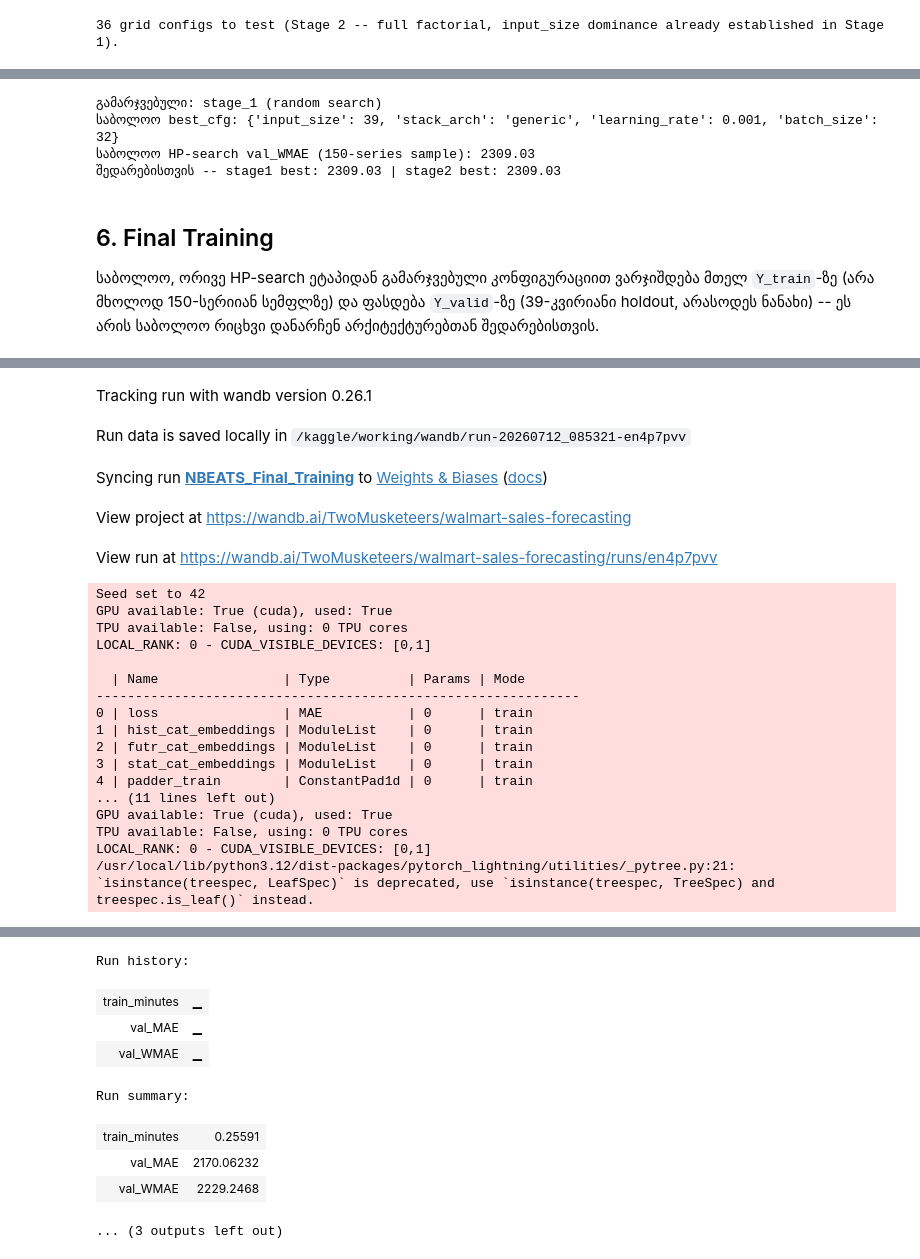
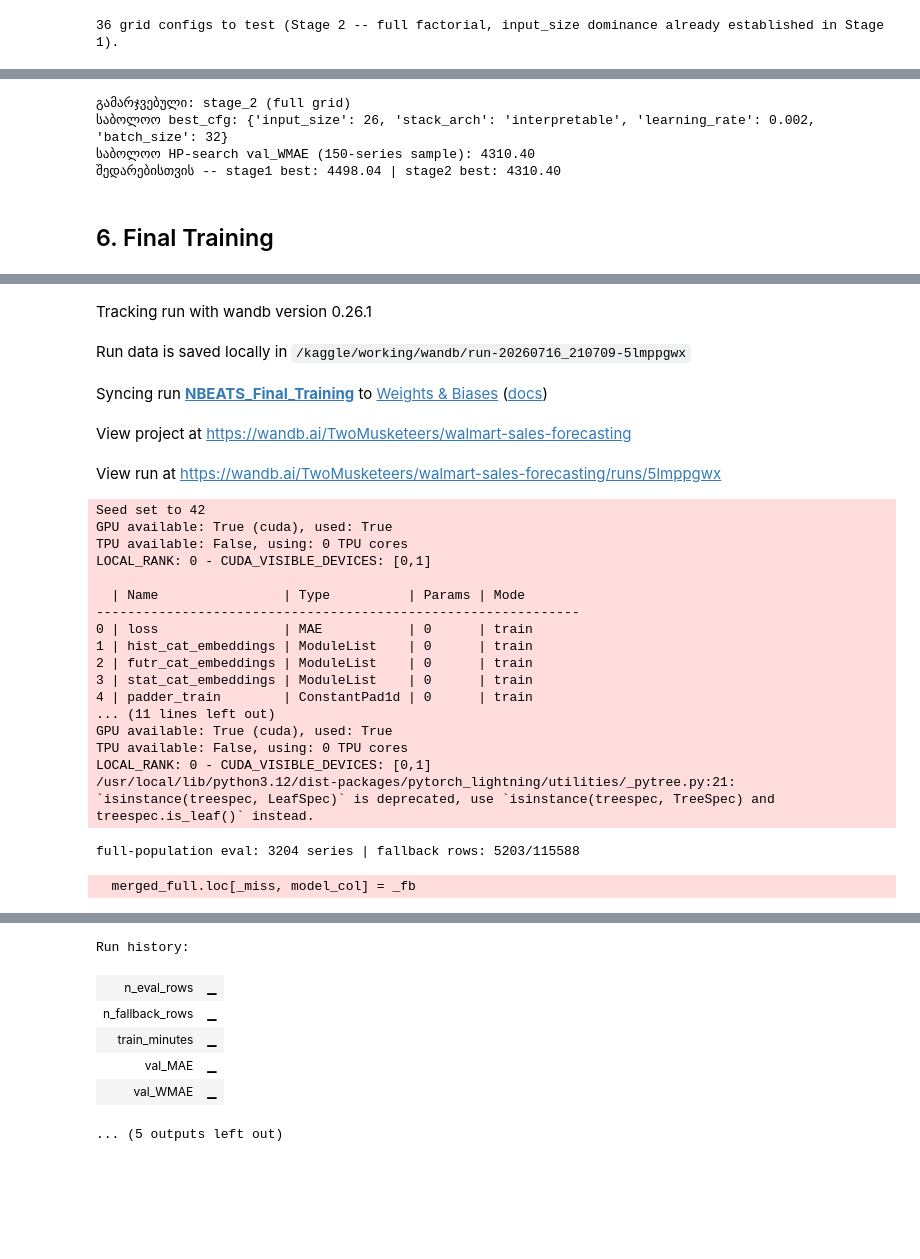
Before and after one commit to sophyrise/walmart-sales-forecasting, a Jupyter notebook: nbeats.ipynb, the cells around one changed output, grey strips where cells are left out. Saved outputs shown, nothing was run; the diff lists cells and outputs as text; code cells hidden in the pictures; blank space fills up the shorter version.

```diff
--- a/nbeats.ipynb
+++ b/nbeats.ipynb
@@ -309,11 +247,15 @@ cutoff=2012-01-27 | series=2858 | train rows=295395 | valid rows=110413
 # %%
 HP_SEARCH_SAMPLE_N = 150
 
+inner_cutoff = cutoff_date - pd.Timedelta(weeks=HORIZON)
+Y_train_inner = Y_train[Y_train["ds"] <= inner_cutoff].reset_index(drop=True)
+Y_valid_inner = Y_train[Y_train["ds"] > inner_cutoff].reset_index(drop=True)
+
 rng_ids = np.random.RandomState(RANDOM_SEED)
 sample_ids = rng_ids.choice(sorted(valid_ids), size=min(HP_SEARCH_SAMPLE_N, len(valid_ids)), replace=False)
-Y_train_sample = Y_train[Y_train["unique_id"].isin(sample_ids)].reset_index(drop=True)
-Y_valid_sample = Y_valid[Y_valid["unique_id"].isin(sample_ids)].reset_index(drop=True)
-print("HP-search series:", len(sample_ids))
+Y_train_sample = Y_train_inner[Y_train_inner["unique_id"].isin(sample_ids)].reset_index(drop=True)
+Y_valid_sample = Y_valid_inner[Y_valid_inner["unique_id"].isin(sample_ids)].reset_index(drop=True)
+print("HP-search series:", len(sample_ids), "| inner cutoff:", inner_cutoff.date())
 
 import random
 
@@ -554,7 +458,6 @@ Run history:
 Run summary:
 ... (236 outputs left out)
 # %%
-# Stage 1 vs Stage 2 -- საბოლოო გამარჯვებული კონფიგურაციის შერჩევა
 if best_row_2["val_WMAE"] < best_row["val_WMAE"]:
     winning_stage = "stage_2 (full grid)"
     best_cfg = best_cfg_2
@@ -562,24 +465,18 @@ if best_row_2["val_WMAE"] < best_row["val_WMAE"]:
 else:
     winning_stage = "stage_1 (random search)"
     best_val_wmae = float(best_row["val_WMAE"])
-    # best_cfg რჩება stage 1-ის მნიშვნელობაზე
 
 print(f"გამარჯვებული: {winning_stage}")
 print(f"საბოლოო best_cfg: {best_cfg}")
 print(f"საბოლოო HP-search val_WMAE (150-series sample): {best_val_wmae:.2f}")
 print(f"შედარებისთვის -- stage1 best: {best_row['val_WMAE']:.2f} | stage2 best: {best_row_2['val_WMAE']:.2f}")
 # %% [output]
-გამარჯვებული: stage_1 (random search)
-საბოლოო best_cfg: {'input_size': 39, 'stack_arch': 'generic', 'learning_rate': 0.001, 'batch_size': 32}
-საბოლოო HP-search val_WMAE (150-series sample): 2309.03
-შედარებისთვის -- stage1 best: 2309.03 | stage2 best: 2309.03
+გამარჯვებული: stage_2 (full grid)
+საბოლოო best_cfg: {'input_size': 26, 'stack_arch': 'interpretable', 'learning_rate': 0.002, 'batch_size': 32}
+საბოლოო HP-search val_WMAE (150-series sample): 4310.40
+შედარებისთვის -- stage1 best: 4498.04 | stage2 best: 4310.40
 # %% [markdown]
 ## 6. Final Training
-
-საბოლოო, ორივე HP-search ეტაპიდან გამარჯვებული კონფიგურაციით ვარჯიშდება მთელ
-`Y_train`-ზე (არა მხოლოდ 150-სერიიან სემფლზე) და ფასდება `Y_valid`-ზე (39-კვირიანი
-holdout, არასოდეს ნანახი) -- ეს არის საბოლოო რიცხვი დანარჩენ არქიტექტურებთან
-შედარებისთვის.
 # %%
 run = wandb.init(project=WANDB_PROJECT, group=MODEL_NAME, job_type="final",
                   name=f"{MODEL_NAME}_Final_Training",
@@ -591,46 +488,64 @@ final_model = build_nbeats(best_cfg, h=HORIZON)
 nf_final = NeuralForecast(models=[final_model], freq="W-FRI")
 nf_final.fit(df=Y_train, val_size=VAL_SIZE)
 elapsed_min = (time.time() - t0) / 60
 
-final_wmae, final_mae = evaluate(nf_final, Y_valid)
-wandb.log({"val_WMAE": final_wmae, "val_MAE": final_mae, "train_minutes": elapsed_min})
-wandb.config.update({"n_series_used": len(valid_ids)})
+Y_valid_full = train_fe.loc[train_fe["ds"] > cutoff_date, ["unique_id", "ds", "y", "IsHoliday"]].dropna(subset=["y"]).copy()
+_pre = train_fe.loc[train_fe["ds"] <= cutoff_date].dropna(subset=["y"])
+_uid_mean = _pre.groupby("unique_id")["y"].mean()
+_store_mean = _pre.groupby(_pre["unique_id"].str.split("_").str[0])["y"].mean()
+_global_mean = float(_pre["y"].mean())
+
+preds_full = nf_final.predict()
+model_col = [c for c in preds_full.columns if c not in ("unique_id", "ds")][0]
+merged_full = Y_valid_full.merge(preds_full[["unique_id", "ds", model_col]], on=["unique_id", "ds"], how="left")
+_miss = merged_full[model_col].isna()
+_fb = merged_full.loc[_miss, "unique_id"].map(_uid_mean)
+_fb = _fb.fillna(merged_full.loc[_miss, "unique_id"].str.split("_").str[0].map(_store_mean)).fillna(_global_mean)
+merged_full.loc[_miss, model_col] = _fb
+final_wmae = wmae(merged_full["y"], merged_full[model_col], merged_full["IsHoliday"])
+final_mae = float(np.mean(np.abs(merged_full["y"] - merged_full[model_col])))
+print(f"full-population eval: {merged_full['unique_id'].nunique()} series | "
+      f"fallback rows: {int(_miss.sum())}/{len(merged_full)}")
+
+wandb.log({"val_WMAE": final_wmae, "val_MAE": final_mae, "train_minutes": elapsed_min,
+           "n_fallback_rows": int(_miss.sum()), "n_eval_rows": len(merged_full)})
+wandb.config.update({"n_series_used": len(valid_ids), "eval_population": "full_with_fallback"})
 run.finish()
 
 print(f"NBEATS final WMAE={final_wmae:.2f} | MAE={final_mae:.2f} | {elapsed_min:.1f} min")
 # %% [output]
 [interactive output not drawn]
 Tracking run with wandb version 0.26.1
-Run data is saved locally in /kaggle/working/wandb/run-20260712_085321-en4p7pvv
+Run data is saved locally in /kaggle/working/wandb/run-20260716_210709-5lmppgwx
 Syncing run NBEATS_Final_Training to Weights & Biases (docs)
 View project at https://wandb.ai/TwoMusketeers/walmart-sales-forecasting
-View run at https://wandb.ai/TwoMusketeers/walmart-sales-forecasting/runs/en4p7pvv
+View run at https://wandb.ai/TwoMusketeers/walmart-sales-forecasting/runs/5lmppgwx
 Seed set to 42
 GPU available: True (cuda), used: True
 TPU available: False, using: 0 TPU cores
 LOCAL_RANK: 0 - CUDA_VISIBLE_DEVICES: [0,1]
 
   | Name                | Type          | Params | Mode
 --------------------------------------------------------------
 0 | loss                | MAE           | 0      | train
 1 | hist_cat_embeddings | ModuleList    | 0      | train
 2 | futr_cat_embeddings | ModuleList    | 0      | train
 3 | stat_cat_embeddings | ModuleList    | 0      | train
 4 | padder_train        | ConstantPad1d | 0      | train
 ... (11 lines left out)
 GPU available: True (cuda), used: True
 TPU available: False, using: 0 TPU cores
 LOCAL_RANK: 0 - CUDA_VISIBLE_DEVICES: [0,1]
 /usr/local/lib/python3.12/dist-packages/pytorch_lightning/utilities/_pytree.py:21: `isinstance(treespec, LeafSpec)` is deprecated, use `isinstance(treespec, TreeSpec) and treespec.is_leaf()` instead.
+full-population eval: 3204 series | fallback rows: 5203/115588
+  merged_full.loc[_miss, model_col] = _fb
 [interactive output not drawn]
-Run history:
+Run history:
+| n_eval_rows | ▁ |
+| n_fallback_rows | ▁ |
 | train_minutes | ▁ |
 | val_MAE | ▁ |
 | val_WMAE | ▁ |
-Run summary:
-| train_minutes | 0.25591 |
-| val_MAE | 2170.06232 |
-| val_WMAE | 2229.2468 |
-... (3 outputs left out)
+... (5 outputs left out)
 # %% [markdown]
 ## 7. Pipeline + Model Registry
```
Also changed, not shown: parts of 30 cells of this notebook.
